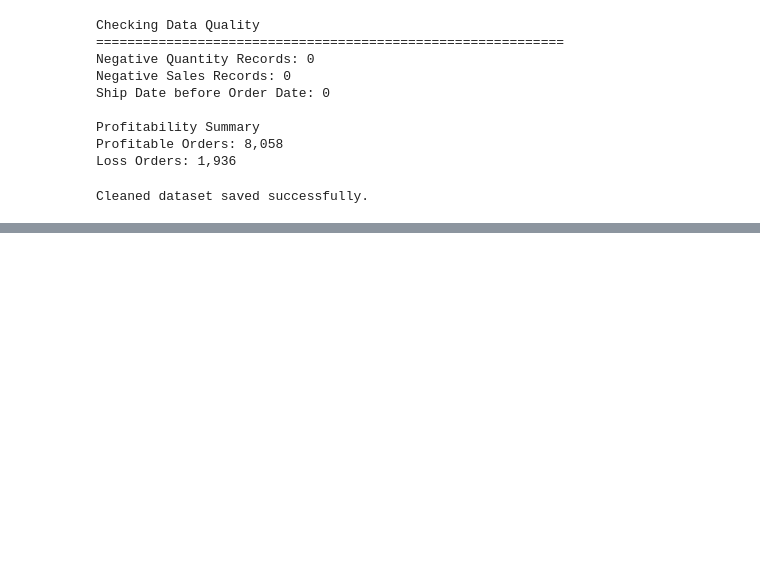
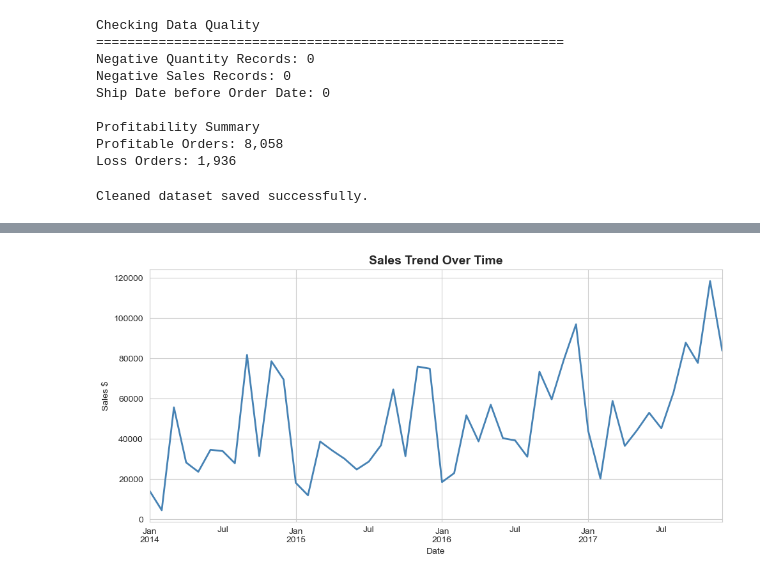
Before and after one commit to SasankaPasanjith/End-to-end-sales-Project, a Jupyter notebook: Sales data project.ipynb, the cells around one changed output, grey strips where cells are left out. Saved outputs shown, nothing was run; the diff lists cells and outputs as text; code cells hidden in the pictures; blank space fills up the shorter version.

```diff
--- a/Sales data project.ipynb
+++ b/Sales data project.ipynb
@@ -247,0 +294,20 @@ Cleaned dataset saved successfully.
+# %%
+#Sales Trend Over Time
+
+monthly_sales = df.set_index('Order Date').resample('M')['Sales'].sum()
+
+plt.figure(figsize=(10,5))
+
+monthly_sales.plot(
+    color='steelblue',
+    linewidth=2
+)
+
+plt.title('Sales Trend Over Time', fontsize=14, fontweight='bold')
+plt.xlabel('Date')
+plt.ylabel('Sales $')
+
+plt.tight_layout()
+plt.show()
+# %% [output]
+[figure, added]
```
Also changed, not shown: parts of 17 cells of this notebook.
